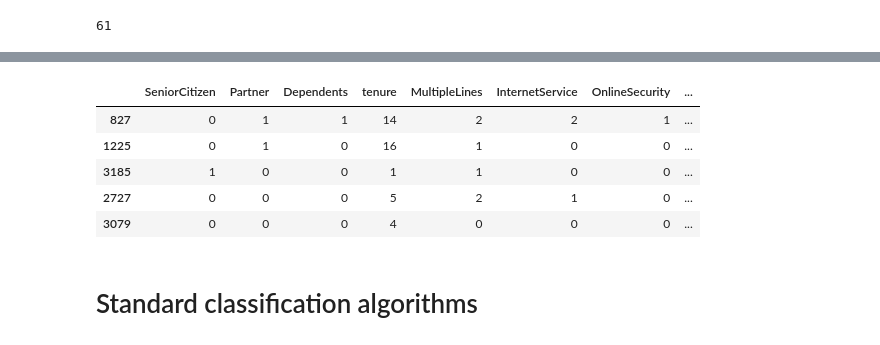
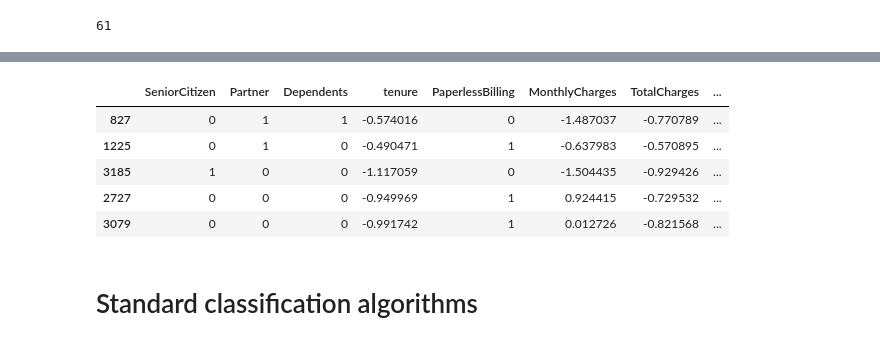
Before and after one commit to RomanGorelsky/lazy_fca_osda, a Jupyter notebook: lazy_fca_ips.ipynb, the cells around one changed output, grey strips where cells are left out. Cells and saved outputs as stored; diff of their text form; code cells hidden in the pictures.

```diff
--- a/lazy_fca_ips.ipynb
+++ b/lazy_fca_ips.ipynb
@@ -232,0 +233,2 @@ dtype: int64
+# %%
+X_encoded = pd.concat([X[not_multiple_vals_cols], encoded], axis=1)
@@ -246,6 +258,6 @@ Name: count, dtype: int64
 # %%
 rus = RandomUnderSampler(random_state=42)
-X_res, y_res = rus.fit_resample(X, y)
+X_res, y_res = rus.fit_resample(X_encoded, y)
 # %%
 X_res.shape
 # %% [output]
@@ -296,19 +317,21 @@ X_test.shape
 # %%
-numeric_cols = ['MonthlyCharges', 'TotalCharges']
+numeric_cols = ['tenure', 'MonthlyCharges', 'TotalCharges']
 # %%
+X_train_scaled = X_train.copy()
+X_test_scaled = X_test.copy()
 scaler = StandardScaler()
 
-X_train[numeric_cols] = scaler.fit_transform(X_train[numeric_cols])
-X_test[numeric_cols] = scaler.transform(X_test[numeric_cols])
+X_train_scaled[numeric_cols] = scaler.fit_transform(X_train[numeric_cols])
+X_test_scaled[numeric_cols] = scaler.transform(X_test[numeric_cols])
 # %%
-X_train.head()
+X_train_scaled.head()
 # %% [output]
-|  | SeniorCitizen | Partner | Dependents | tenure | MultipleLines | InternetService | OnlineSecurity | ... |
-| 827 | 0 | 1 | 1 | 14 | 2 | 2 | 1 | ... |
-| 1225 | 0 | 1 | 0 | 16 | 1 | 0 | 0 | ... |
-| 3185 | 1 | 0 | 0 | 1 | 1 | 0 | 0 | ... |
-| 2727 | 0 | 0 | 0 | 5 | 2 | 1 | 0 | ... |
-| 3079 | 0 | 0 | 0 | 4 | 0 | 0 | 0 | ... |
+|  | SeniorCitizen | Partner | Dependents | tenure | PaperlessBilling | MonthlyCharges | TotalCharges | ... |
+| 827 | 0 | 1 | 1 | -0.574016 | 0 | -1.487037 | -0.770789 | ... |
+| 1225 | 0 | 1 | 0 | -0.490471 | 1 | -0.637983 | -0.570895 | ... |
+| 3185 | 1 | 0 | 0 | -1.117059 | 0 | -1.504435 | -0.929426 | ... |
+| 2727 | 0 | 0 | 0 | -0.949969 | 1 | 0.924415 | -0.729532 | ... |
+| 3079 | 0 | 0 | 0 | -0.991742 | 1 | 0.012726 | -0.821568 | ... |
 # %% [markdown]
 # Standard classification algorithms
 # %%
```
Also changed, not shown: parts of 56 cells of this notebook.
